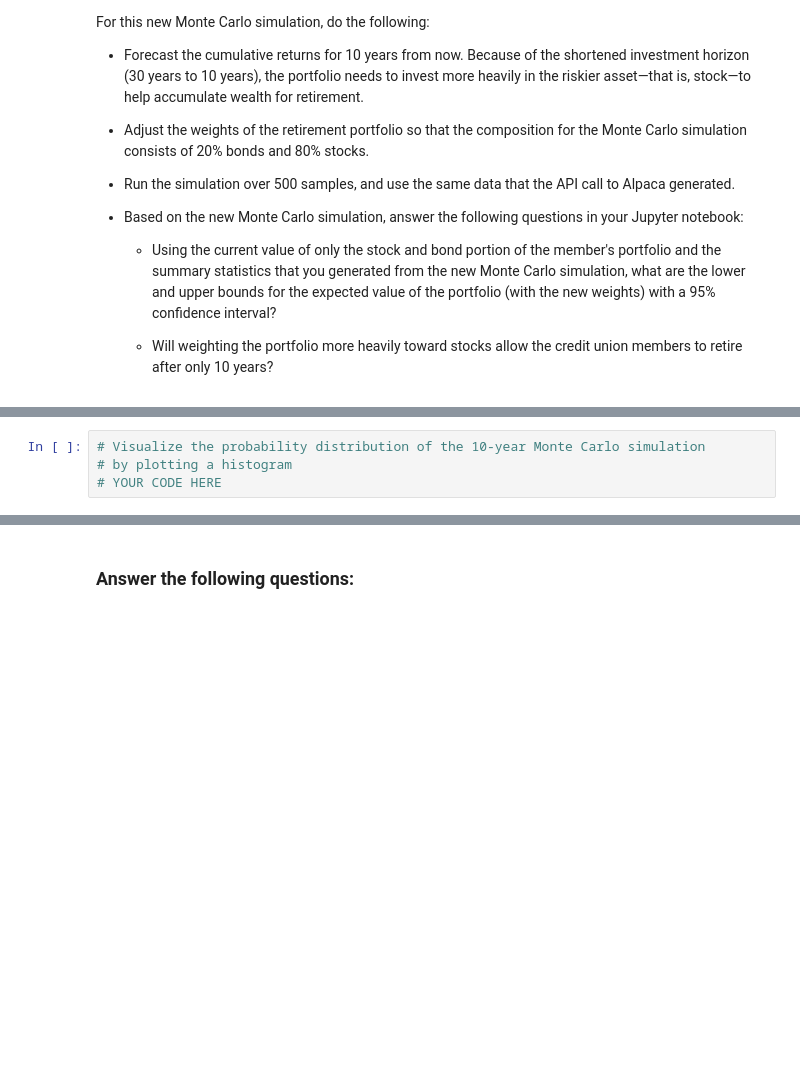
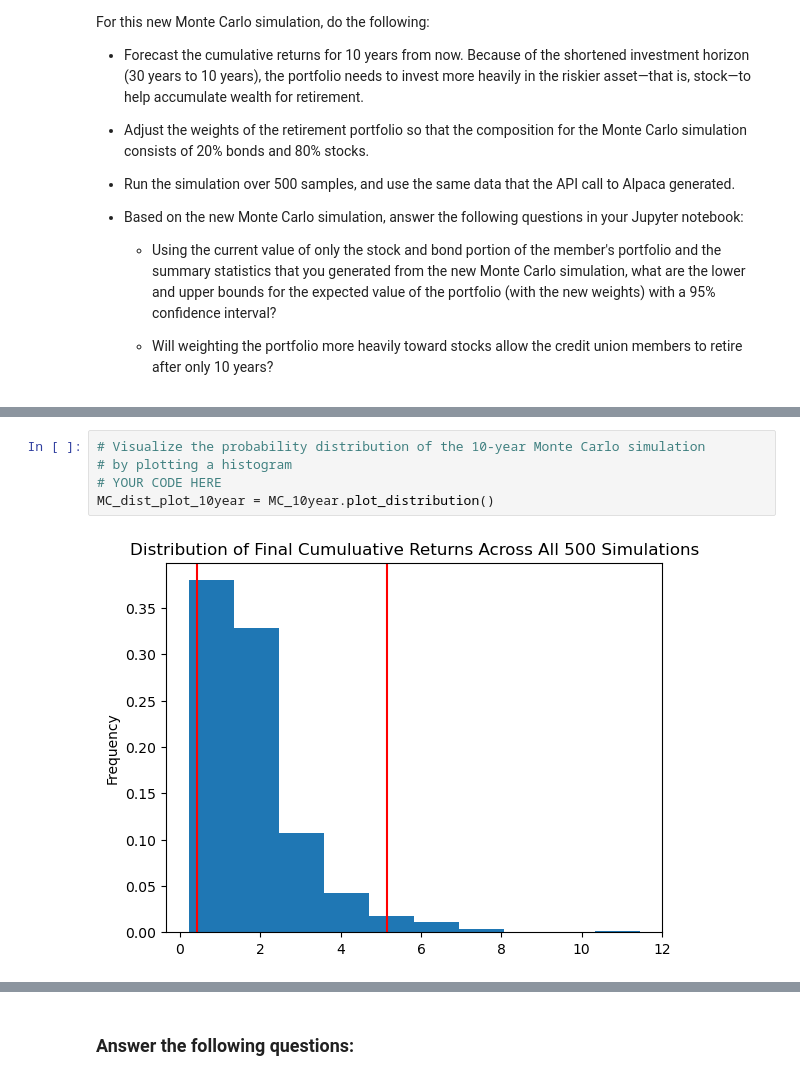
Before and after one commit to tlchampion/moduel5_challenge, a Jupyter notebook: financial_planning_tools.ipynb, the cells around one changed output, grey strips where cells are left out. Drawn from its saved outputs; the diff is of its cells as text; blank space fills up the shorter version.

```diff
--- a/financial_planning_tools.ipynb
+++ b/financial_planning_tools.ipynb
@@ -561,7 +702,10 @@ For this new Monte Carlo simulation, do the following:
 # %%
 # Visualize the probability distribution of the 10-year Monte Carlo simulation
 # by plotting a histogram
 # YOUR CODE HERE
+MC_dist_plot_10year = MC_10year.plot_distribution()
+# %% [output]
+[figure, added]
 # %%
 # Generate summary statistics from the 10-year Monte Carlo simulation results
 # Save the results as a variable
```
Also changed, not shown: parts of 29 cells of this notebook, 2 other files.
